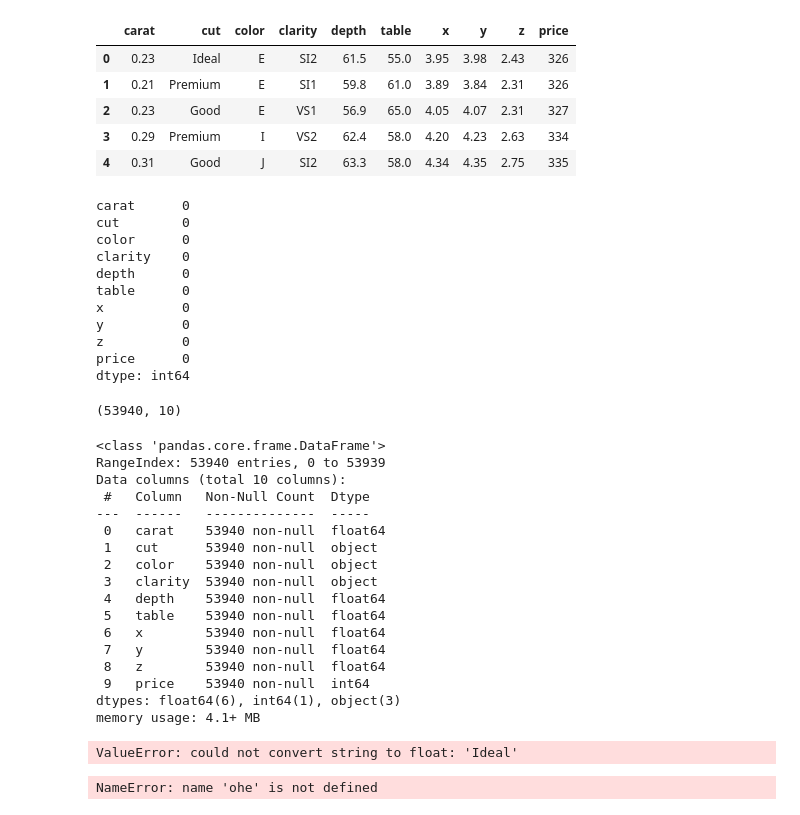
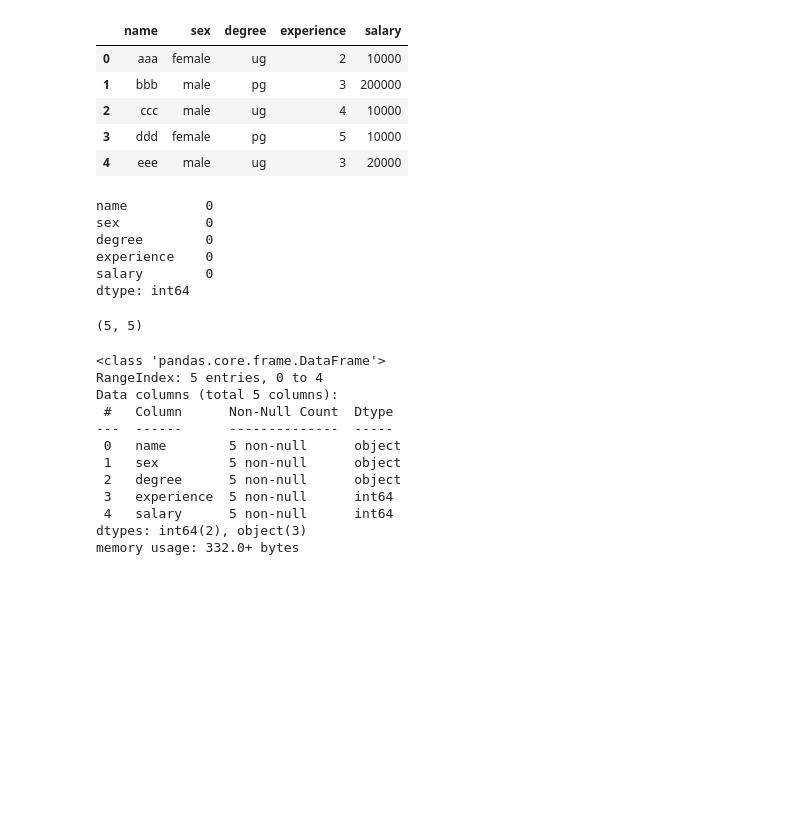
Before and after one commit to Yugesh-003/ML-lab, a Jupyter notebook: 5_multi_linear_reg_with_one_hot.ipynb, the cells around one changed output. Drawn from its saved outputs; the diff is of its cells as text; code cells hidden in the pictures; blank space fills up the shorter version.

```diff
--- a/5_multi_linear_reg_with_one_hot.ipynb
+++ b/5_multi_linear_reg_with_one_hot.ipynb
@@ -10,62 +1,39 @@ ohe = OneHotEncoder()
 # %%
-df = pd.read_csv("datasets/diamonds.csv")
+import pandas as pd
+df = pd.read_csv("datasets/one_hot.csv")
 df.head()
 # %% [output]
-|  | carat | cut | color | clarity | depth | table | x | y | z | price |
-| 0 | 0.23 | Ideal | E | SI2 | 61.5 | 55.0 | 3.95 | 3.98 | 2.43 | 326 |
-| 1 | 0.21 | Premium | E | SI1 | 59.8 | 61.0 | 3.89 | 3.84 | 2.31 | 326 |
-| 2 | 0.23 | Good | E | VS1 | 56.9 | 65.0 | 4.05 | 4.07 | 2.31 | 327 |
-| 3 | 0.29 | Premium | I | VS2 | 62.4 | 58.0 | 4.20 | 4.23 | 2.63 | 334 |
-| 4 | 0.31 | Good | J | SI2 | 63.3 | 58.0 | 4.34 | 4.35 | 2.75 | 335 |
+|  | name | sex | degree | experience | salary |
+| 0 | aaa | female | ug | 2 | 10000 |
+| 1 | bbb | male | pg | 3 | 200000 |
+| 2 | ccc | male | ug | 4 | 10000 |
+| 3 | ddd | female | pg | 5 | 10000 |
+| 4 | eee | male | ug | 3 | 20000 |
 # %%
 df.isnull().sum()
 # %% [output]
-carat      0
-cut        0
-color      0
-clarity    0
-depth      0
-table      0
-x          0
-y          0
-z          0
-price      0
+name          0
+sex           0
+degree        0
+experience    0
+salary        0
 dtype: int64
 # %%
 df.shape
 # %% [output]
-(53940, 10)
+(5, 5)
 # %%
 df.info()
 # %% [output]
 <class 'pandas.core.frame.DataFrame'>
-RangeIndex: 53940 entries, 0 to 53939
-Data columns (total 10 columns):
- #   Column   Non-Null Count  Dtype
----  ------   --------------  -----
- 0   carat    53940 non-null  float64
- 1   cut      53940 non-null  object
- 2   color    53940 non-null  object
- 3   clarity  53940 non-null  object
- 4   depth    53940 non-null  float64
- 5   table    53940 non-null  float64
- 6   x        53940 non-null  float64
- 7   y        53940 non-null  float64
- 8   z        53940 non-null  float64
- 9   price    53940 non-null  int64
-dtypes: float64(6), int64(1), object(3)
-memory usage: 4.1+ MB
+RangeIndex: 5 entries, 0 to 4
+Data columns (total 5 columns):
+ #   Column      Non-Null Count  Dtype
+---  ------      --------------  -----
+ 0   name        5 non-null      object
+ 1   sex         5 non-null      object
+ 2   degree      5 non-null      object
+ 3   experience  5 non-null      int64
+ 4   salary      5 non-null      int64
+dtypes: int64(2), object(3)
+memory usage: 332.0+ bytes
-# %%
-# Assuming df is your dataframe
-correlations = df.corr()
-
-# Correlation of all features with price
-price_corr = correlations['price'].sort_values(ascending=False)
-print(price_corr)
-# %% [output]
-ValueError: could not convert string to float: 'Ideal'
-# %%
-encode = ohe.fit_transform(df[['cut','clarity']])
-encode
-# %% [output]
-NameError: name 'ohe' is not defined
```
Also changed, not shown: parts of 36 cells of this notebook, 14 other files.
